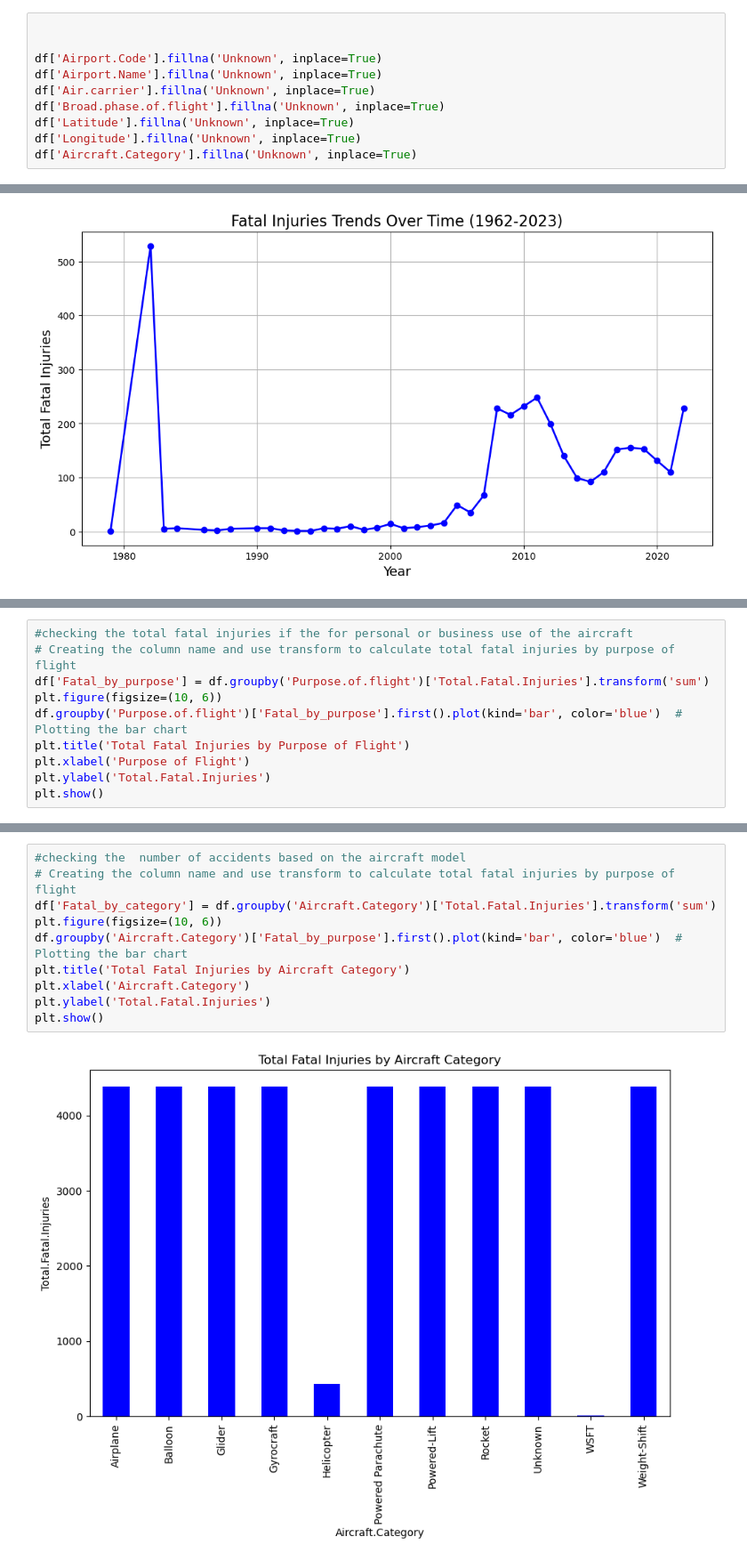
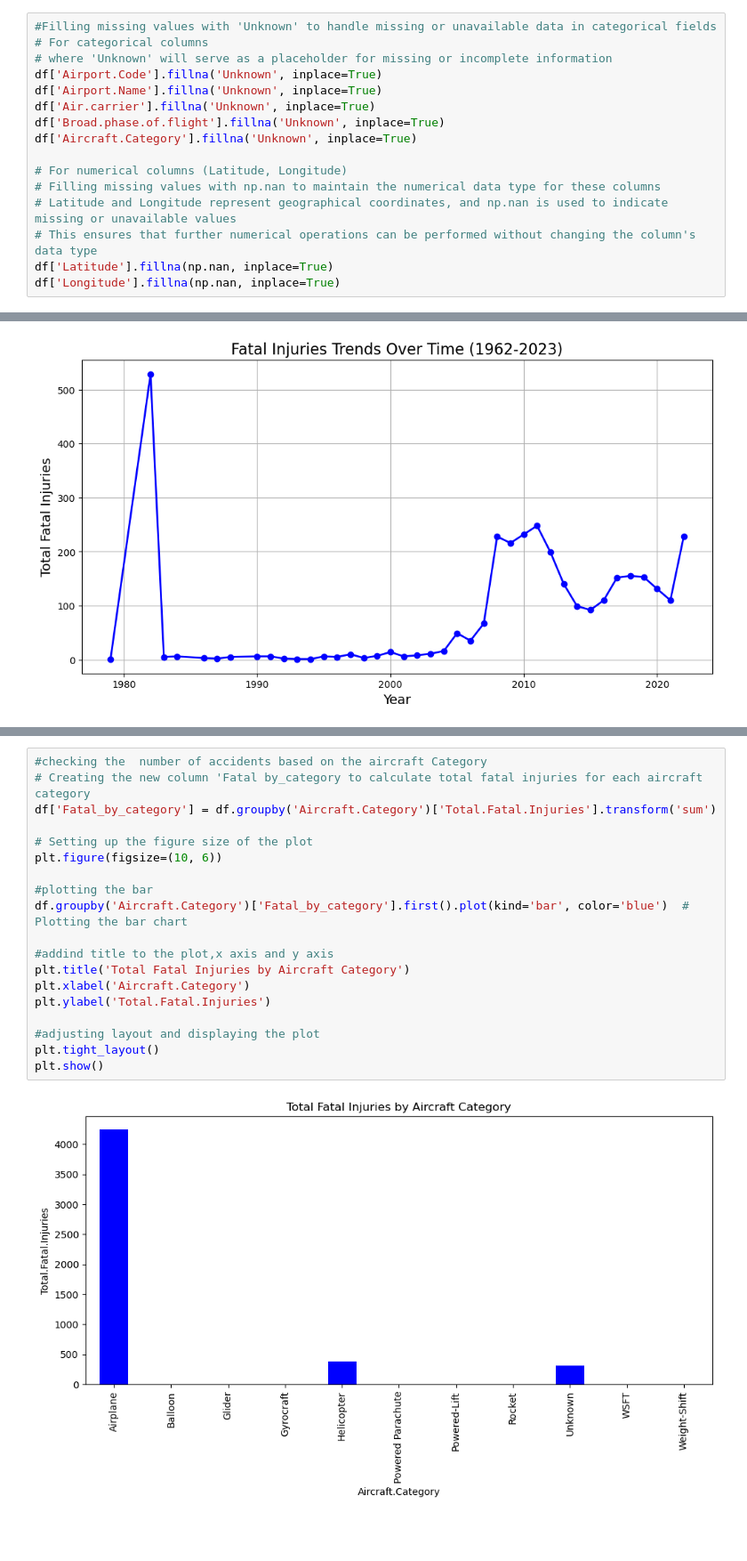
Before and after one commit to CharityPM/aviation-risk-analysis, a Jupyter notebook: aviation_risk_analysis.ipynb, the cells around one changed output, grey strips where cells are left out. Shown: that part at 89% size. Cells and saved outputs as stored; diff of their text form; blank space fills up the shorter version.

```diff
--- a/aviation_risk_analysis.ipynb
+++ b/aviation_risk_analysis.ipynb
@@ -152,14 +159,20 @@ For example, when doing 'df[col].method(value, inplace=True)', try using 'df.met
 For  columns with more than  30% missing values and deemed important for analysis, the   missing values are replaced with the unknown.
 # %%
-
-
+#Filling missing values with 'Unknown' to handle missing or unavailable data in categorical fields
+# For categorical columns
+# where 'Unknown' will serve as a placeholder for missing or incomplete information
 df['Airport.Code'].fillna('Unknown', inplace=True)
 df['Airport.Name'].fillna('Unknown', inplace=True)
 df['Air.carrier'].fillna('Unknown', inplace=True)
 df['Broad.phase.of.flight'].fillna('Unknown', inplace=True)
-df['Latitude'].fillna('Unknown', inplace=True)
-df['Longitude'].fillna('Unknown', inplace=True)
 df['Aircraft.Category'].fillna('Unknown', inplace=True)
+
+# For numerical columns (Latitude, Longitude)
+# Filling missing values with np.nan to maintain the numerical data type for these columns
+# Latitude and Longitude represent geographical coordinates, and np.nan is used to indicate missing or unavailable values
+# This ensures that further numerical operations can be performed without changing the column's data type
+df['Latitude'].fillna(np.nan, inplace=True)
+df['Longitude'].fillna(np.nan, inplace=True)
 # %% [output]
 The behavior will change in pandas 3.0. This inplace method will never work because the intermediate object on which we are setting values always behaves as a copy.
 
@@ -311,10 +334,0 @@ For the analysis we have done -Purpose of flight,Model,Aircraft category,Engine
-# %%
-#checking the total fatal injuries if the for personal or business use of the aircraft
-# Creating the column name and use transform to calculate total fatal injuries by purpose of flight
-df['Fatal_by_purpose'] = df.groupby('Purpose.of.flight')['Total.Fatal.Injuries'].transform('sum')
-plt.figure(figsize=(10, 6))
-df.groupby('Purpose.of.flight')['Fatal_by_purpose'].first().plot(kind='bar', color='blue')  # Plotting the bar chart
-plt.title('Total Fatal Injuries by Purpose of Flight')
-plt.xlabel('Purpose of Flight')
-plt.ylabel('Total.Fatal.Injuries')
-plt.show()
@@ -323,14 +335,23 @@ plt.show()
 # %%
-#checking the  number of accidents based on the aircraft model
-# Creating the column name and use transform to calculate total fatal injuries by purpose of flight
+#checking the  number of accidents based on the aircraft Category
+# Creating the new column 'Fatal by_category to calculate total fatal injuries for each aircraft category
 df['Fatal_by_category'] = df.groupby('Aircraft.Category')['Total.Fatal.Injuries'].transform('sum')
+
+# Setting up the figure size of the plot
 plt.figure(figsize=(10, 6))
-df.groupby('Aircraft.Category')['Fatal_by_purpose'].first().plot(kind='bar', color='blue')  # Plotting the bar chart
+
+#plotting the bar
+df.groupby('Aircraft.Category')['Fatal_by_category'].first().plot(kind='bar', color='blue')  # Plotting the bar chart
+
+#addind title to the plot,x axis and y axis
 plt.title('Total Fatal Injuries by Aircraft Category')
 plt.xlabel('Aircraft.Category')
 plt.ylabel('Total.Fatal.Injuries')
+
+#adjusting layout and displaying the plot
+plt.tight_layout()
 plt.show()
 # %% [output]
-[figure, old version]
+[figure, new version]
 # %%
 # Checkingthe  number of accidents based on the Engine type
```
Also changed, not shown: parts of 22 cells of this notebook.
